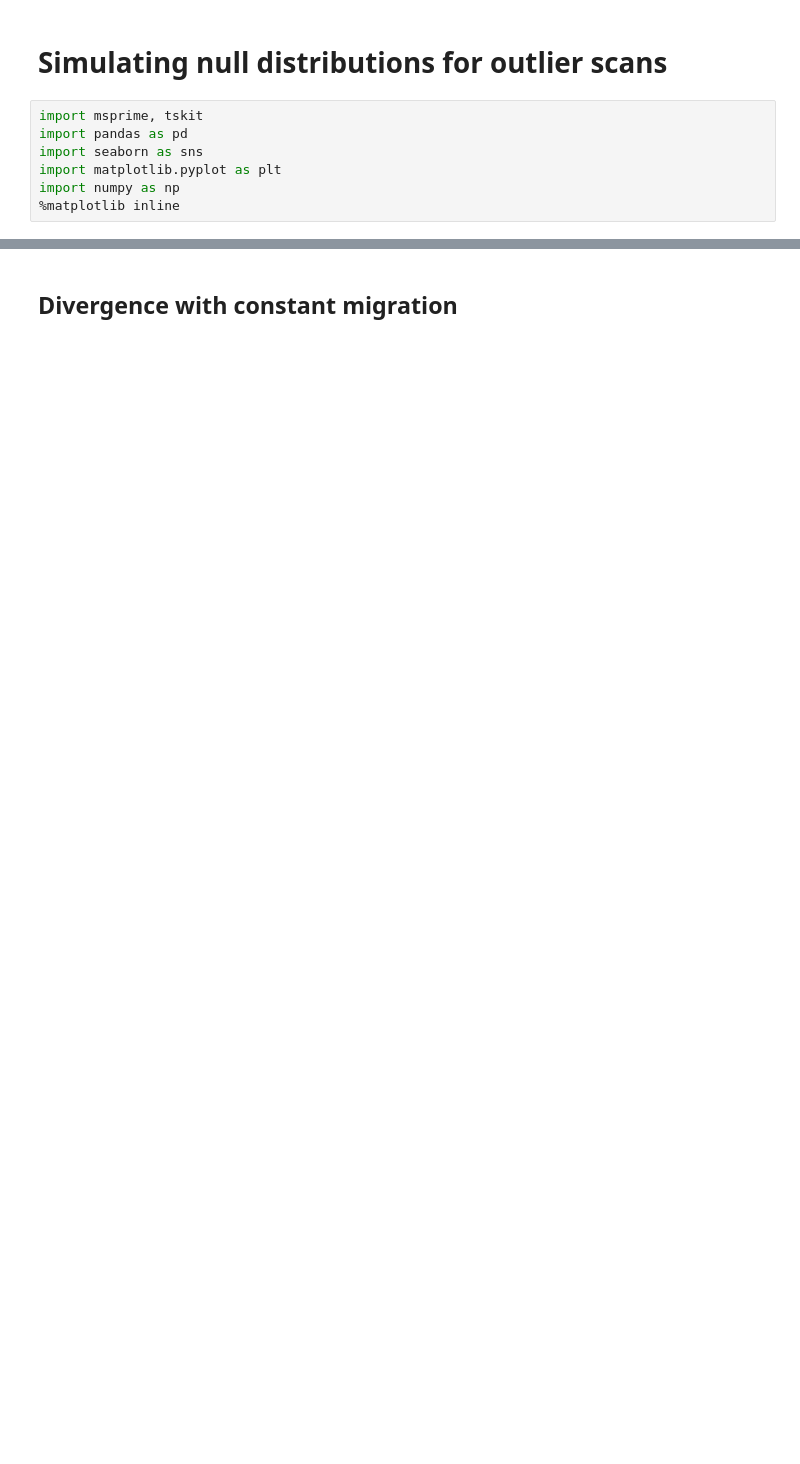
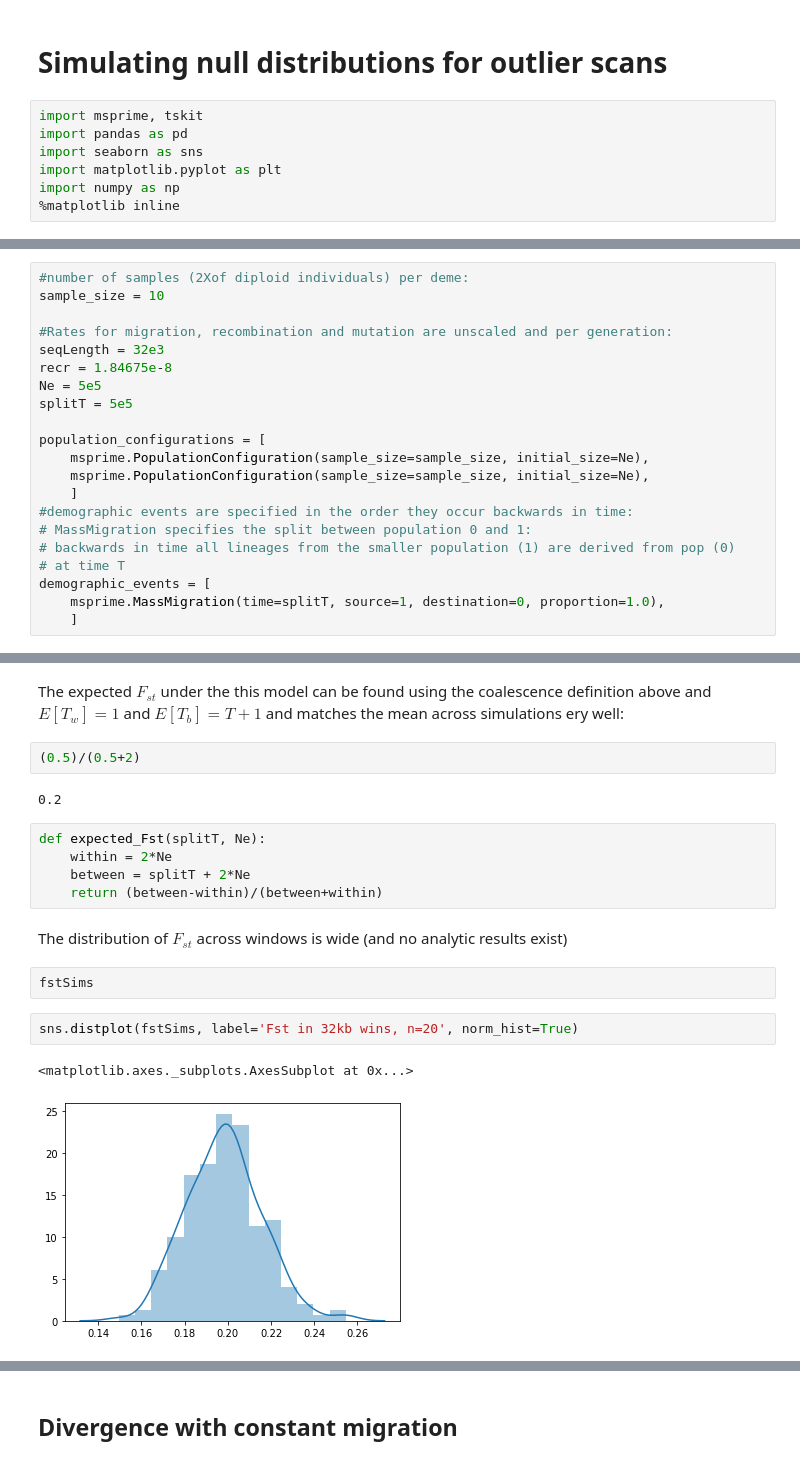
Before and after one commit to DRL/SMBE-SGE-2019, a Jupyter notebook: Session_2/Fst_short_chuncks/simulating_windowise_Fst.ipynb, the cells around one changed output, grey strips where cells are left out. Saved outputs shown, nothing was run; the diff lists cells and outputs as text; blank space fills up the shorter version.

```diff
--- a/Session_2/Fst_short_chuncks/simulating_windowise_Fst.ipynb
+++ b/Session_2/Fst_short_chuncks/simulating_windowise_Fst.ipynb
@@ -13,0 +18,21 @@ We are interested in understanding the divergence between two species and have b
+# %%
+#number of samples (2Xof diploid individuals) per deme:
+sample_size = 10
+
+#Rates for migration, recombination and mutation are unscaled and per generation:
+seqLength = 32e3
+recr = 1.84675e-8
+Ne = 5e5
+splitT = 5e5
+
+population_configurations = [
+    msprime.PopulationConfiguration(sample_size=sample_size, initial_size=Ne),
+    msprime.PopulationConfiguration(sample_size=sample_size, initial_size=Ne),
+    ]
+#demographic events are specified in the order they occur backwards in time:
+# MassMigration specifies the split between population 0 and 1:
+# backwards in time all lineages from the smaller population (1) are derived from pop (0)
+# at time T
+demographic_events = [
+    msprime.MassMigration(time=splitT, source=1, destination=0, proportion=1.0),
+    ]
@@ -13,0 +97,20 @@ We are interested in understanding the divergence between two species and have b
+# %% [markdown]
+The expected $F_{st}$ under the this model can be found using the coalescence definition above and $E[T_w]=1$ and $E[T_b]=T+1$ and matches the mean across simulations  ery well:
+# %%
+(0.5)/(0.5+2)
+# %% [output]
+0.2
+# %%
+def expected_Fst(splitT, Ne):
+    within = 2*Ne
+    between = splitT + 2*Ne
+    return (between-within)/(between+within)
+# %% [markdown]
+The distribution of $F_{st}$ across windows is wide (and no analytic results exist)
+# %%
+fstSims
+# %%
+sns.distplot(fstSims, label='Fst in 32kb wins, n=20', norm_hist=True)
+# %% [output]
+<matplotlib.axes._subplots.AxesSubplot at 0x...>
+[figure, added]
```
Also changed, not shown: parts of 22 cells of this notebook, 1 other file.
